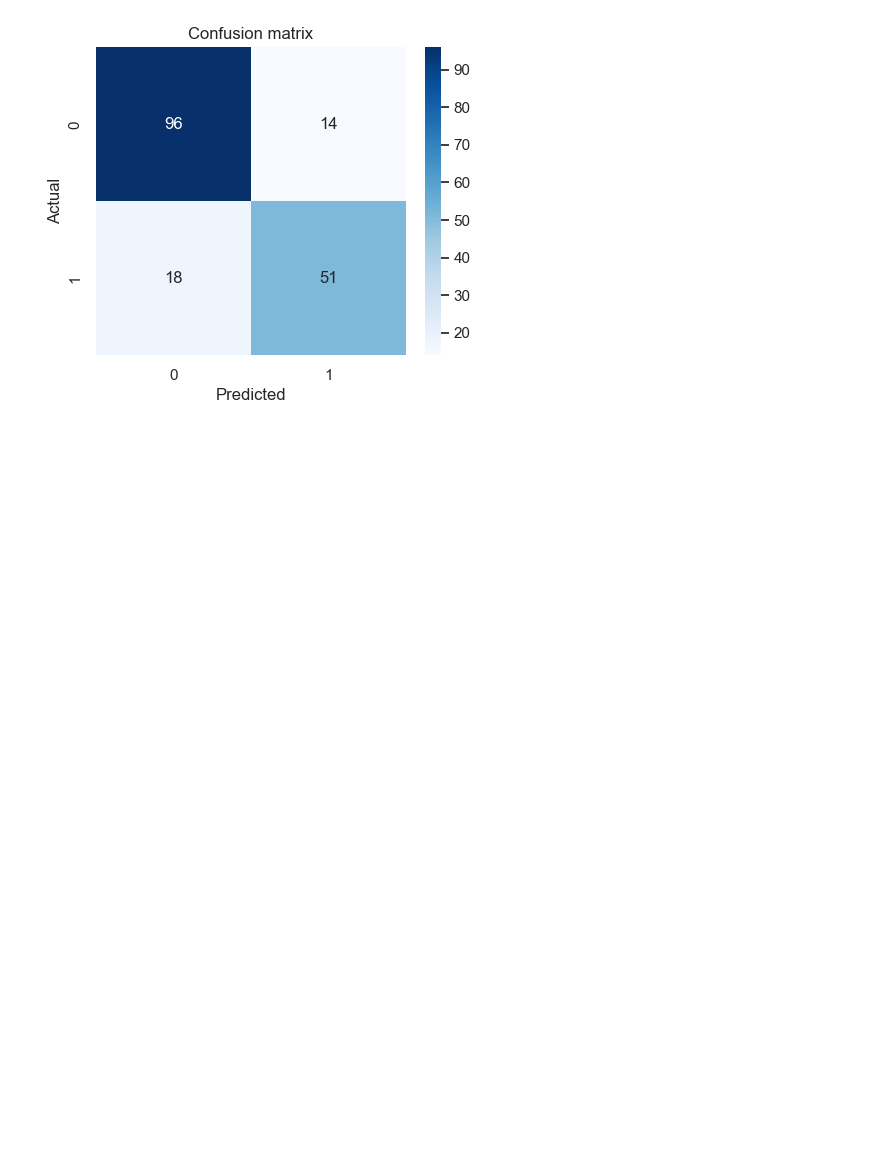
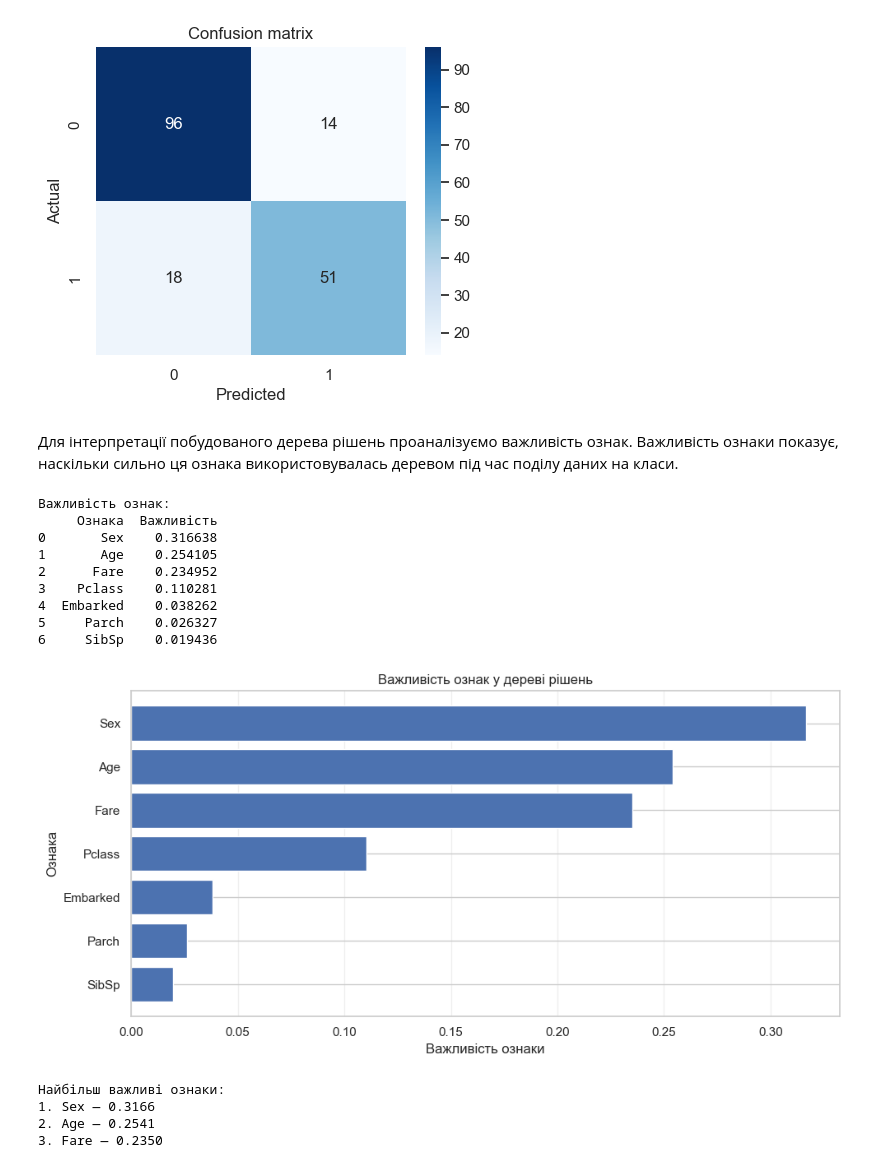
Before and after one commit to tiroeson4/lab4DM, a Jupyter notebook: lab4DM.ipynb, the cells around one changed output. Drawn from its saved outputs; the diff is of its cells as text; code cells hidden in the pictures; blank space fills up the shorter version.

```diff
--- a/lab4DM.ipynb
+++ b/lab4DM.ipynb
@@ -9,11 +9,11 @@ import seaborn as sns
 sns.set(style='whitegrid')
 %matplotlib inline
 # %%
-data_path = 'train.csv'
+data_path = 'train1.csv'
 if os.path.exists(data_path):
     df = pd.read_csv(data_path)
 else:
-    raise FileNotFoundError(f"Файл {data_path} не найден. Поместите train.csv в рабочую папку.")
+    raise FileNotFoundError(f"Файл {data_path} не знайдено.")
 # %% [markdown]
 Загальна інформація про дані
 # %%
@@ -193,3 +193,50 @@ Classification report:
    macro avg     0.8134    0.8059    0.8092       179
 weighted avg     0.8199    0.8212    0.8202       179
 [figure]
+# %% [markdown]
+Для інтерпретації побудованого дерева рішень проаналізуємо важливість ознак. Важливість ознаки показує, наскільки сильно ця ознака використовувалась деревом під час поділу даних на класи.
+# %%
+feature_importance = pd.DataFrame({
+    'Ознака': X_train.columns,
+    'Важливість': clf.feature_importances_
+})
+
+feature_importance = feature_importance.sort_values(
+    by='Важливість',
+    ascending=False
+).reset_index(drop=True)
+
+print("Важливість ознак:")
+print(feature_importance)
+
+plt.figure(figsize=(10, 5))
+plt.barh(feature_importance['Ознака'], feature_importance['Важливість'])
+plt.gca().invert_yaxis()
+plt.xlabel('Важливість ознаки')
+plt.ylabel('Ознака')
+plt.title('Важливість ознак у дереві рішень')
+plt.grid(axis='x', alpha=0.3)
+plt.tight_layout()
+plt.show()
+# %% [output]
+Важливість ознак:
+     Ознака  Важливість
+0       Sex    0.316638
+1       Age    0.254105
+2      Fare    0.234952
+3    Pclass    0.110281
+4  Embarked    0.038262
+5     Parch    0.026327
+6     SibSp    0.019436
+[figure, added]
+# %%
+top_features = feature_importance.head(3)
+
+print("Найбільш важливі ознаки:")
+for i, row in top_features.iterrows():
+    print(f"{i + 1}. {row['Ознака']} — {row['Важливість']:.4f}")
+# %% [output]
+Найбільш важливі ознаки:
+1. Sex — 0.3166
+2. Age — 0.2541
+3. Fare — 0.2350
```
Also changed, not shown: parts of 4 cells of this notebook.
